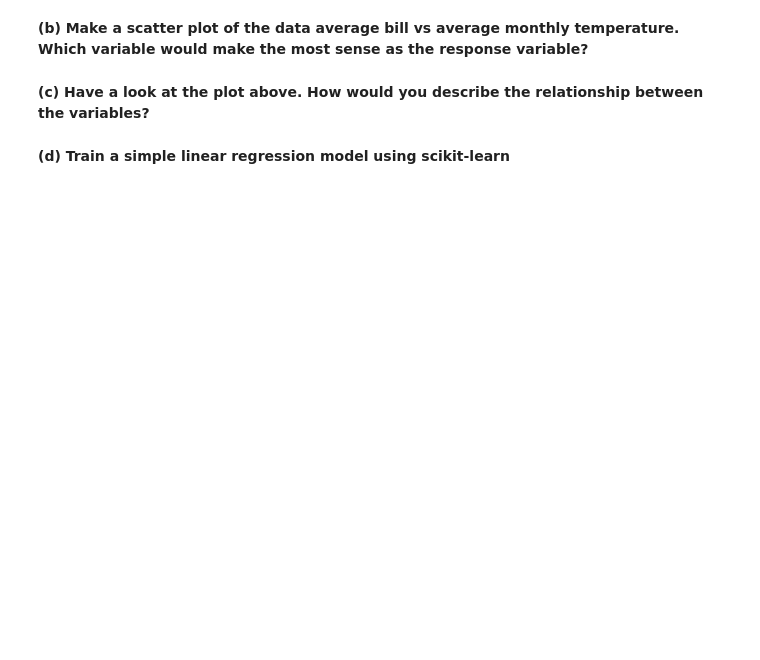
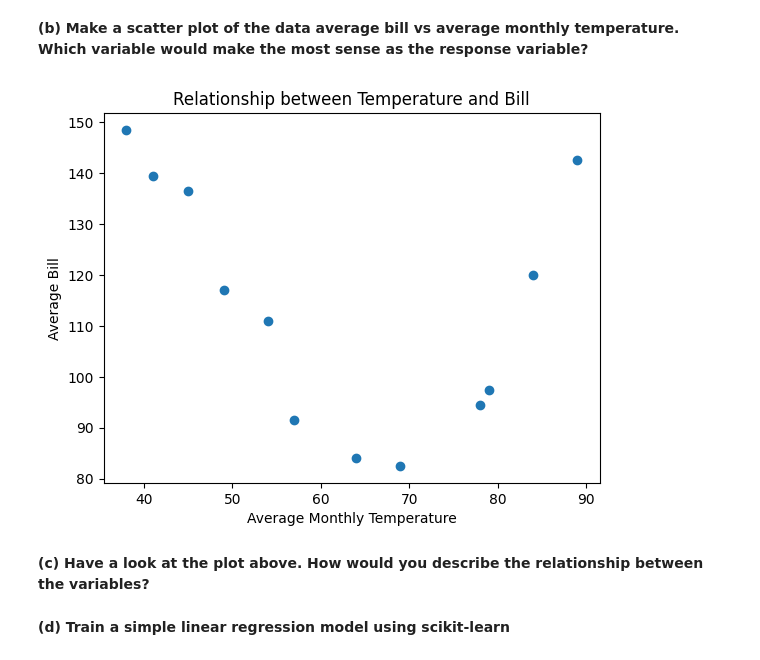
Before and after one commit to zinaF19/ds-linear-regression, a Jupyter notebook: 3_simple_linear_regression_exercise.ipynb, the cells around one changed output. Saved outputs shown, nothing was run; the diff lists cells and outputs as text; code cells hidden in the pictures; blank space fills up the shorter version.

```diff
--- a/3_simple_linear_regression_exercise.ipynb
+++ b/3_simple_linear_regression_exercise.ipynb
@@ -29,0 +32,3 @@ The file `utils.csv` in your data folder contains information about the average
+# %%
+df = pd.read_csv("data/utils.csv")
+df.head()
@@ -30,4 +42,14 @@ The file `utils.csv` in your data folder contains information about the average
 # %% [markdown]
 **(b) Make a scatter plot of the data average bill vs average monthly temperature. Which variable would make the most sense as the response variable?**
+# %%
+import matplotlib.pyplot as plt
+
+plt.scatter(df["Average Monthly Temperature"], df["Average Bill"])
+plt.xlabel("Average Monthly Temperature")
+plt.ylabel("Average Bill")
+plt.title("Relationship between Temperature and Bill")
+plt.show()
+# %% [output]
+[figure, added]
 # %% [markdown]
 **(c) Have a look at the plot above. How would you describe the relationship between the variables?**
```
Also changed, not shown: parts of 6 cells of this notebook.
